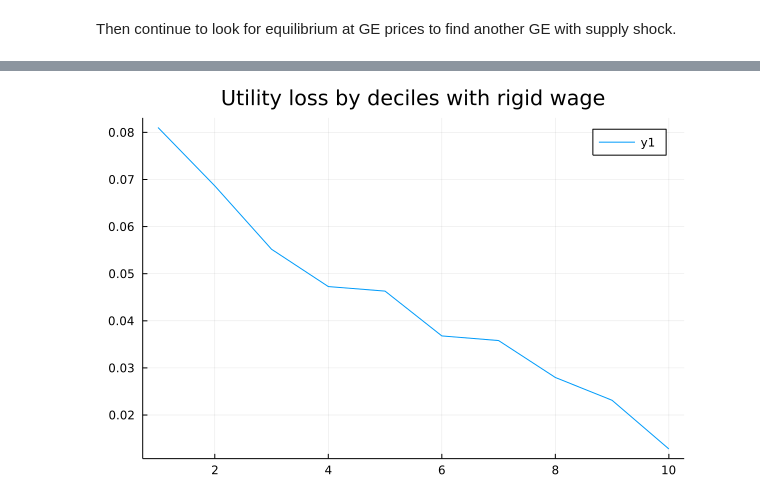
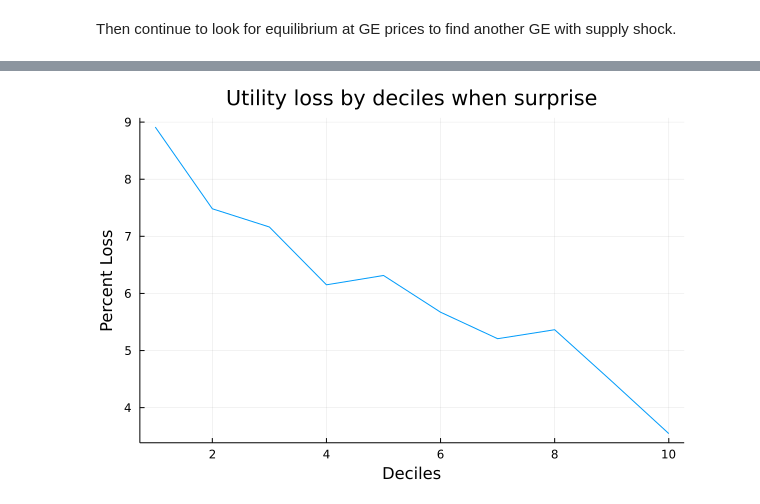
Before and after one commit to antoineding/IIRUHH_master, a Jupyter notebook: src/Endow_treatingexcess.ipynb, the cells around one changed output, grey strips where cells are left out. Cells and saved outputs as stored; diff of their text form; code cells hidden in the pictures.

```diff
--- a/src/Endow_treatingexcess.ipynb
+++ b/src/Endow_treatingexcess.ipynb
@@ -440,12 +439,12 @@ p1
 # %%
 na_n=Int(na/10)
 decile=10
 dec=reshape(Utility_loss,(na_n,decile))
 dec=mean(dec,dims=1)
 dec=transpose(dec)
 
-p2=plot(dec, title="Utility loss by deciles with rigid wage")
-savefig(p2, "Utility_loss_deciles.png") # save the most recent fig as filename_string (such as "output.png")
+p2=plot(dec*100, title="Utility loss by deciles when surprise", xlabel="Deciles",ylabel="Percent Loss", legend=false)
+savefig(p2, "Figures/Utility_loss_deciles.png") # save the most recent fig as filename_string (such as "output.png")
 p2
 # %% [output]
-[figure, old version]
+[figure, new version]
```
Also changed, not shown: parts of 16 cells of this notebook, 6 other files.
